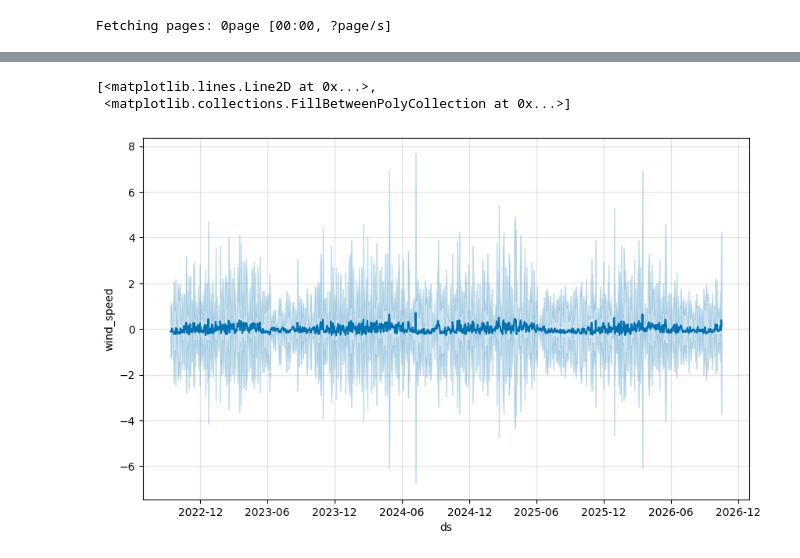
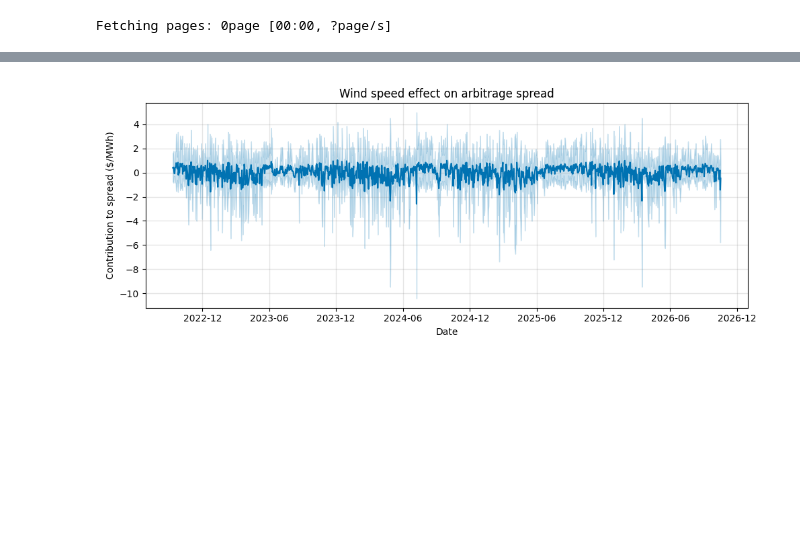
Before and after one commit to andrewkittredge/modo_energy, a Jupyter notebook: analysis.ipynb, the cells around one changed output, grey strips where cells are left out. Saved outputs shown, nothing was run; the diff lists cells and outputs as text; code cells hidden in the pictures; blank space fills up the shorter version.

```diff
--- a/analysis.ipynb
+++ b/analysis.ipynb
@@ -69,0 +90,12 @@ Fetching pages: 0page [00:00, ?page/s]
+# %%
+fuel_mix = modo_client.get_ercot_generation_fuel_mix(date_from=start, date_to=end)
+
+solar_local = fuel_mix["solar"].tz_convert("US/Central")
+solar_noon = (
+    solar_local[solar_local.index.hour == 12]
+    .resample("D")
+    .mean()
+    .div(1000)
+    .rename("solar_noon_gw")
+)
+solar_noon.index = solar_noon.index.tz_localize(None)
@@ -113,0 +112,16 @@ Consider re-running with show_console=True if the above output is unclear!
+# %%
+joined_data = arbitrage_spread.join(
+    [wind_data, ercot_bess_capacity, price_level, solar_noon]
+)
+
+prophet_data = (
+    joined_data.reset_index()
+    .rename(
+        columns={
+            "deliveryDate": "ds",
+            "arbitrage_spread": "y",
+        }
+    )
+    .ffill()
+    .dropna()
+)
@@ -113,0 +132,7 @@ Consider re-running with show_console=True if the above output is unclear!
+# %%
+REGRESSORS = ["wind_speed", "solar_noon_gw", "price_level", "bess_capacity_gwh"]
+
+model = Prophet(growth="flat", mcmc_samples=300)
+for regressor in REGRESSORS:
+    model.add_regressor(regressor)
+model.fit(prophet_data)
@@ -124,6 +228,9 @@ fig2 = model.plot_components(fitted)
 # %%
-plot_forecast_component(model, fitted, "wind_speed")
+fig3, ax = plt.subplots(figsize=(10, 4))
+plot_forecast_component(model, fitted, "wind_speed", ax=ax)
+ax.set_title("Wind speed effect on arbitrage spread")
+ax.set_xlabel("Date")
+ax.set_ylabel("Contribution to spread ($/MWh)")
+fig3.tight_layout()
 # %% [output]
-[<matplotlib.lines.Line2D at 0x...>,
- <matplotlib.collections.FillBetweenPolyCollection at 0x...>]
-[figure, old version]
+[figure, new version]
```
Also changed, not shown: parts of 25 cells of this notebook, 4 other files.
